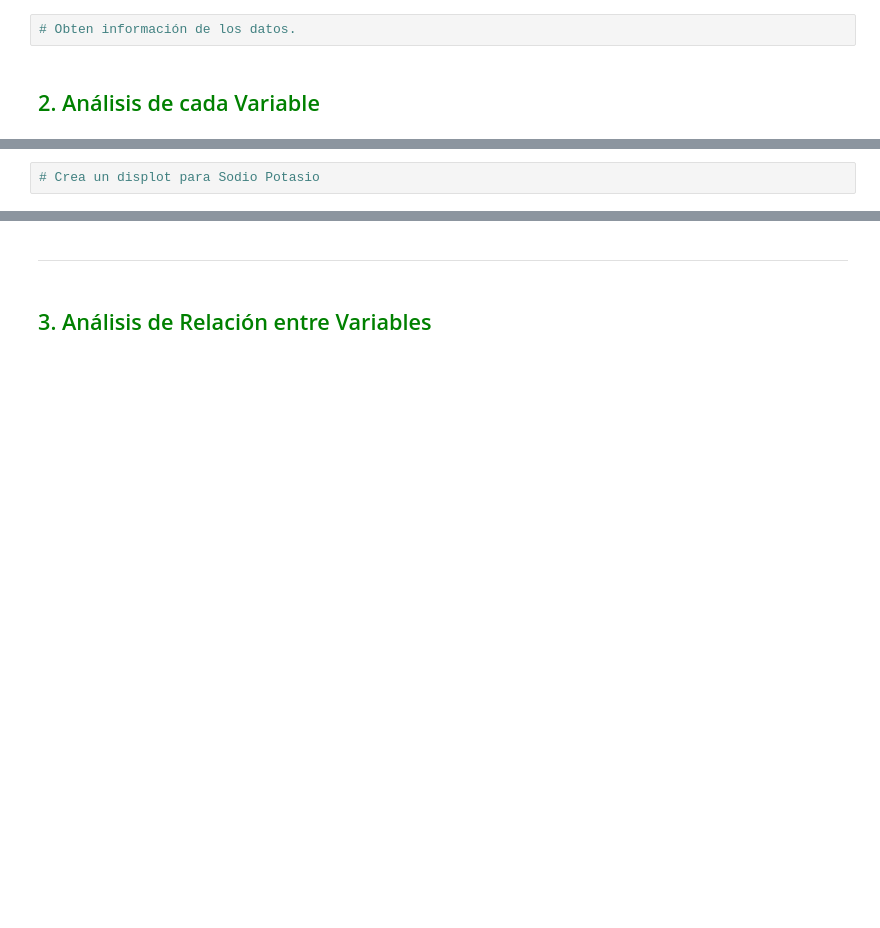
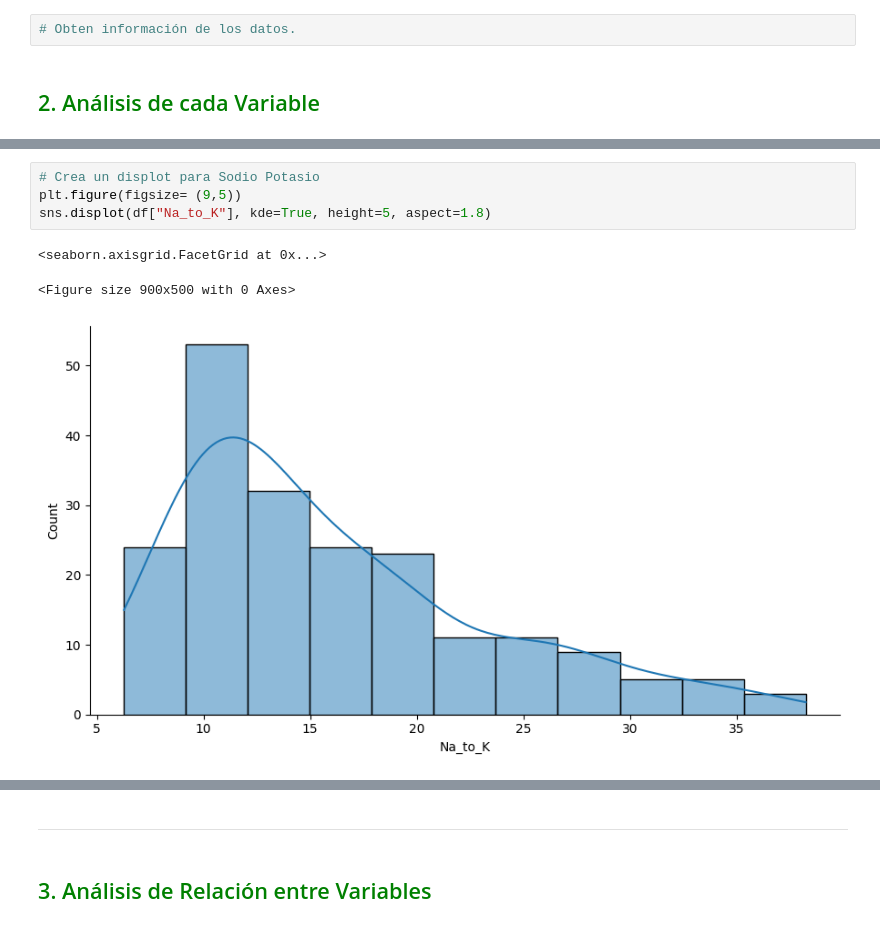
Before and after one commit to xiweichill/6IV8_HuangXiwei_Analisis_De_Datos, a Jupyter notebook: Machine Learning python Archivos de Trabajo para el curso y Manual/Capítulo 3-Clasificación/Cap3_plantilla.ipynb, the cells around one changed output, grey strips where cells are left out. Cells and saved outputs as stored; diff of their text form; blank space fills up the shorter version.

```diff
--- a/Machine Learning python Archivos de Trabajo para el curso y Manual/Capítulo 3-Clasificación/Cap3_plantilla.ipynb
+++ b/Machine Learning python Archivos de Trabajo para el curso y Manual/Capítulo 3-Clasificación/Cap3_plantilla.ipynb
@@ -42,5 +88,11 @@ df = extraer_datos(drug200.csv, drug200)
 # %%
 # Crea un displot para Sodio Potasio
+plt.figure(figsize= (9,5))
+sns.displot(df["Na_to_K"], kde=True, height=5, aspect=1.8)
+# %% [output]
+<seaborn.axisgrid.FacetGrid at 0x...>
+<Figure size 900x500 with 0 Axes>
+[figure, added]
 # %%
 # Crea una gráfica de barras para los Medicamentos (droga) 💊
 
```
Also changed, not shown: parts of 40 cells of this notebook.
